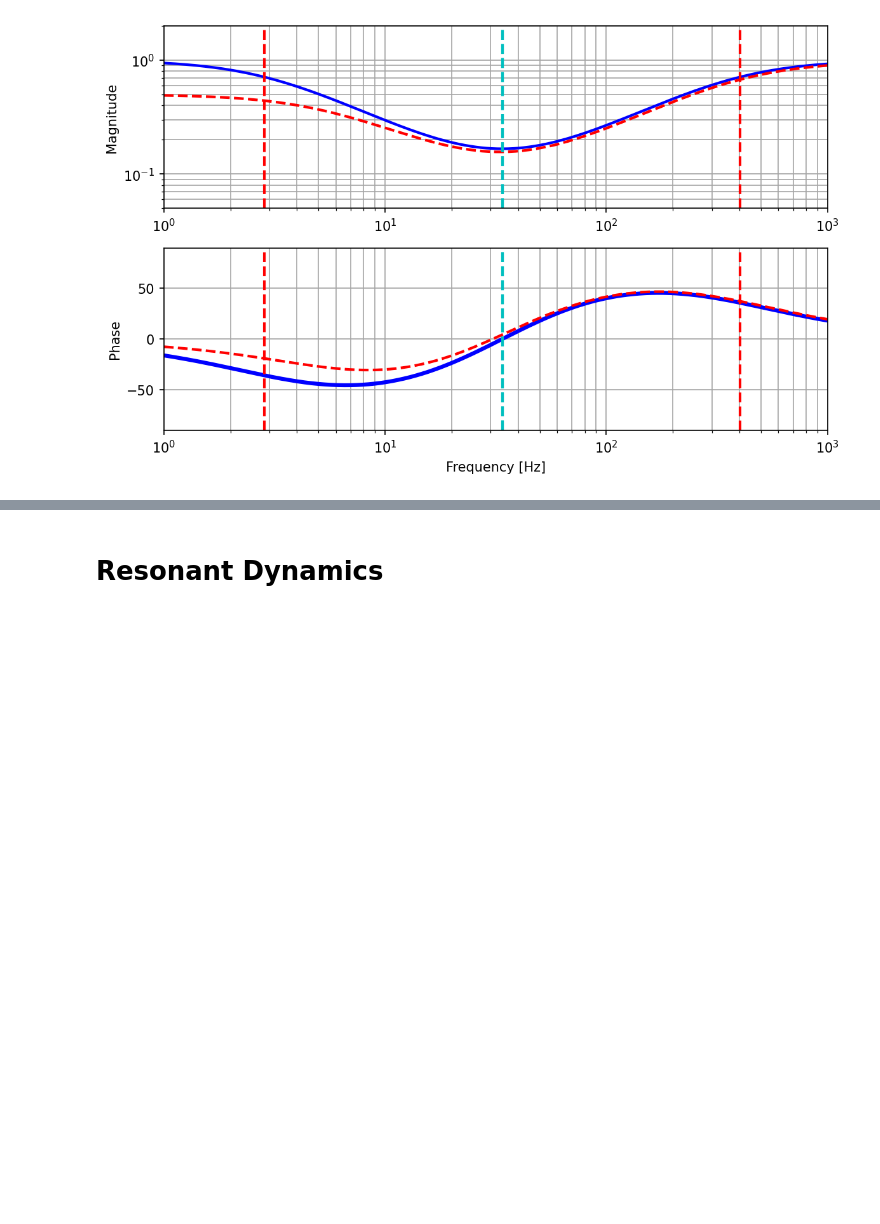
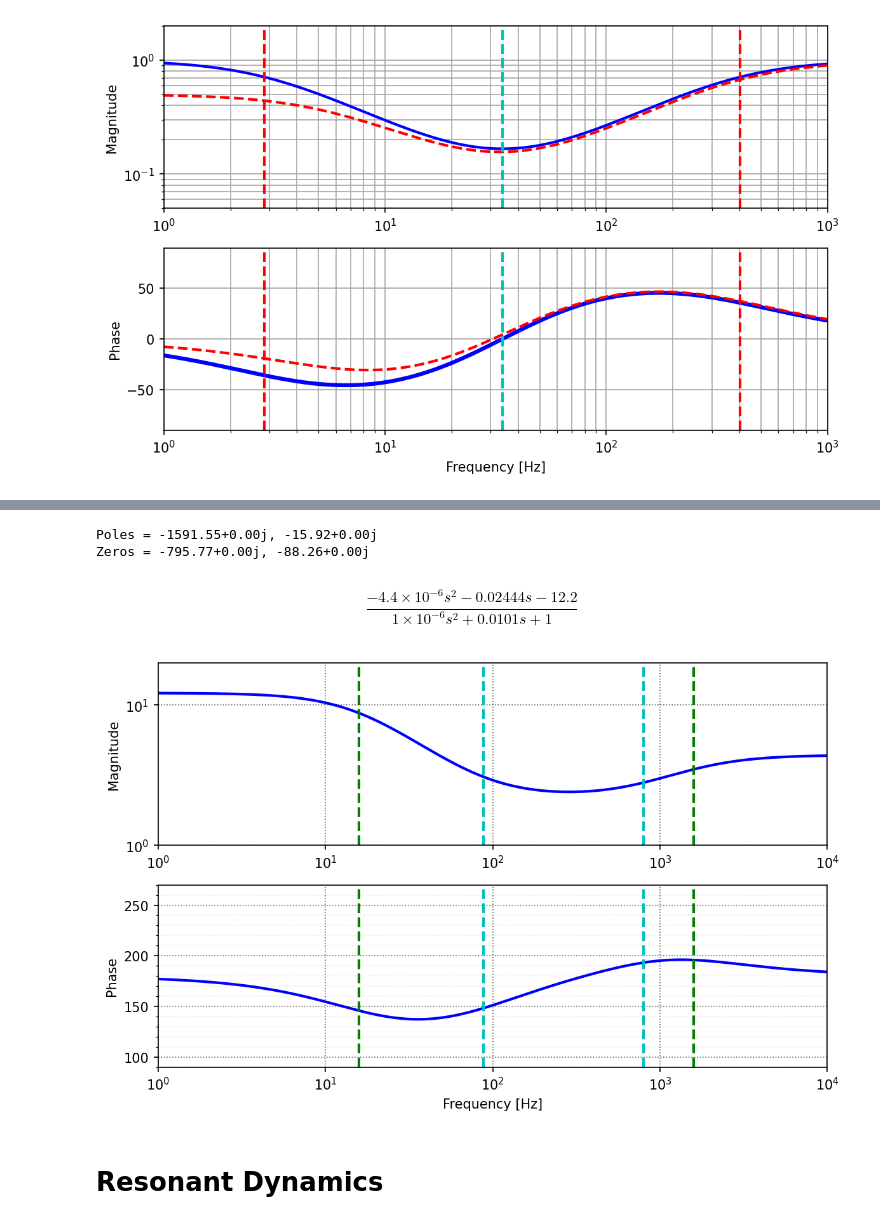
Before and after one commit to mit-acl/16_06_Class, a Jupyter notebook: 16_06_T13_Analog_Networks.ipynb, the cells around one changed output, grey strips where cells are left out. Saved outputs shown, nothing was run; the diff lists cells and outputs as text; code cells hidden in the pictures; blank space fills up the shorter version.

```diff
--- a/16_06_T13_Analog_Networks.ipynb
+++ b/16_06_T13_Analog_Networks.ipynb
@@ -234,3 +264,37 @@ savefig('figs/Analog_Lag_Lead_with_data.pdf',dpi=600)
+# %%
+Hl = cct9.P1.transfer('P2').limit('A', oo)
+Num,Den = N(Hl).as_N_D()
+NN = [Num.coeffs()[x].fval for x in range(len(Num.coeffs()))]
+DD = [Den.coeffs()[x].fval for x in range(len(Den.coeffs()))]
+
+G = tf(np.real(NN),np.real(DD))
+print("Poles = "+', '.join('{:6.2f}'.format(x) for x in G.poles()/2/np.pi))
+print("Zeros = "+', '.join('{:6.2f}'.format(x) for x in G.zeros()/2/np.pi))
+G
+# %% [output]
+Poles = -1591.55+0.00j, -15.92+0.00j
+Zeros = -795.77+0.00j, -88.26+0.00j
+$$\frac{-4.4 \times 10^{-6} s^2 - 0.02444 s - 12.2}{1 \times 10^{-6} s^2 + 0.0101 s + 1}$$
+# %%
+fv = logspace(0, 4, 1000)
+wv = fv*2*np.pi
+Gf = G(complex(0,1)*wv)
+
+fig, ax = plt.subplots(2,1,figsize=(8, 5),dpi=150)
+ax[0].loglog(fv,np.abs(Gf),color='b',ls='-')
+ax[1].semilogx(fv,np.unwrap(np.angle(Gf))*r2d,color='b',ls='-')
+ax[0].set_ylim([1,20])
+ax[1].set_ylim([90,270])
+ax[0].set_ylabel("Magnitude")
+ax[1].set_ylabel("Phase")
+ax[1].set_xlabel("Frequency [Hz]")
+for ii in range(2):
+    [ax[ii].axvline(x=np.abs(p/2/np.pi),c='g',ls='--') for p in np.abs(G.poles())]
+    [ax[ii].axvline(x=np.abs(z/2/np.pi),c='c',ls='--') for z in np.abs(G.zeros())]
+nicegrid(ax)
+savefig('figs/Active_Lead.pdf',dpi=600)
+# %% [output]
+[figure, added]
 # %% [markdown]
 # Resonant Dynamics
 # %% [raw]
```
Also changed, not shown: parts of 5 cells of this notebook.
